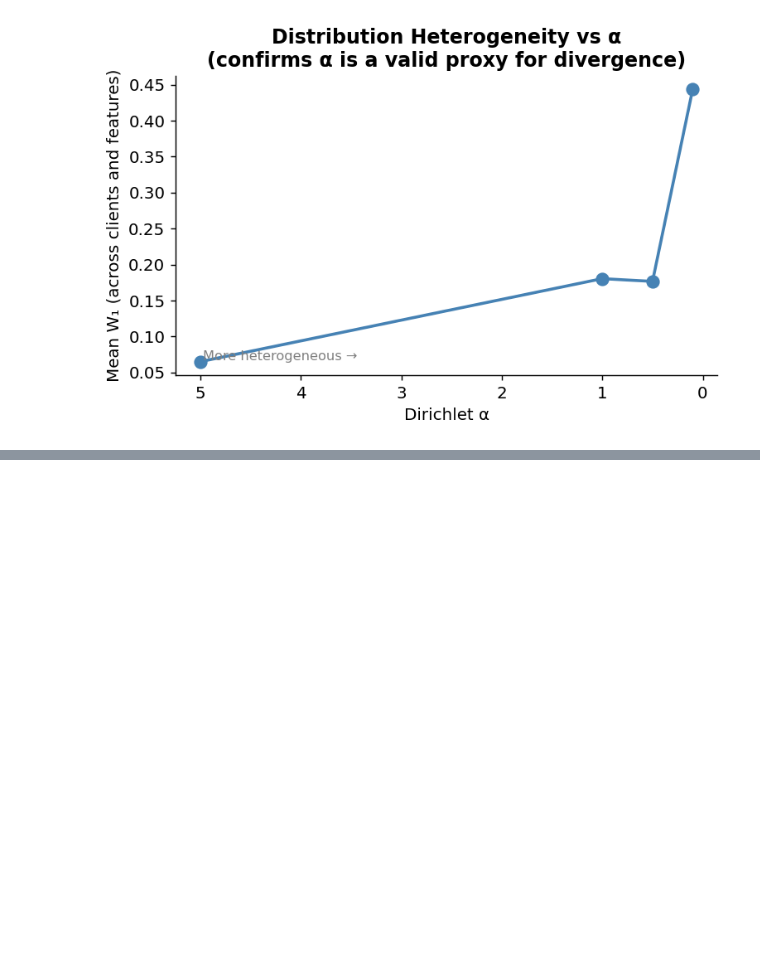
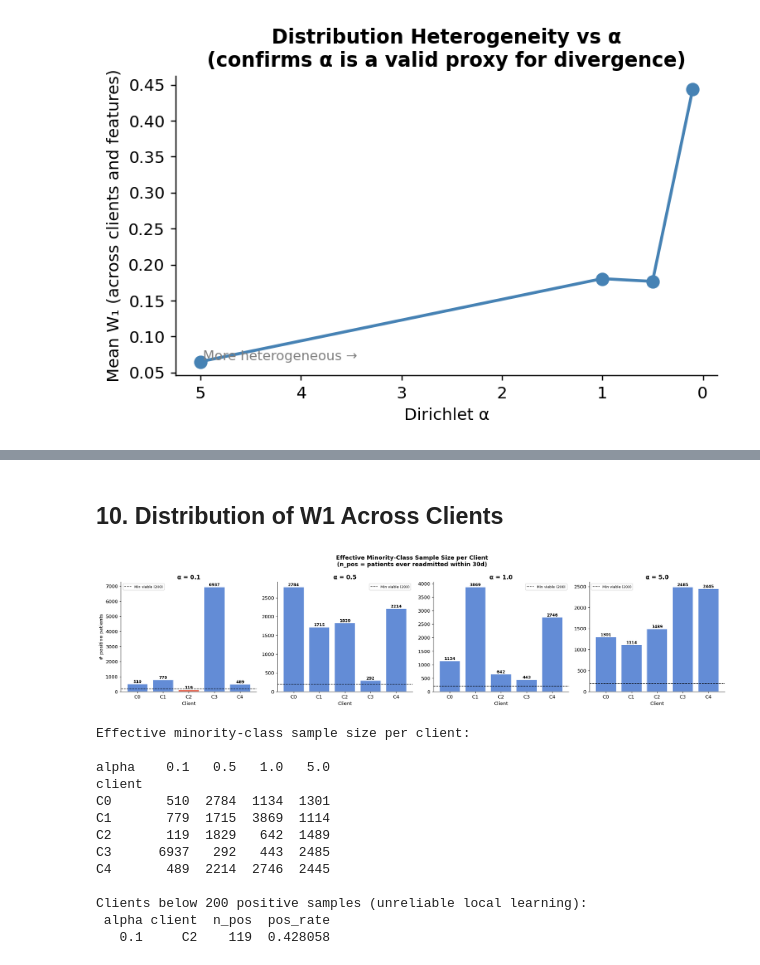
Before and after one commit to SrMallol2/Federated-Learning-Under-Data-Heterogeneity-for-Real-Applications-in-Multiple-Domains, a Jupyter notebook: Practices/Use Case 1 (Health)/DataAnalysis/00_UC1_DistributionAnalysis.ipynb, the cells around one changed output, grey strips where cells are left out. Drawn from its saved outputs; the diff is of its cells as text; code cells hidden in the pictures; blank space fills up the shorter version.

```diff
--- a/Practices/Use Case 1 (Health)/DataAnalysis/00_UC1_DistributionAnalysis.ipynb
+++ b/Practices/Use Case 1 (Health)/DataAnalysis/00_UC1_DistributionAnalysis.ipynb
@@ -885,0 +680,78 @@ print('=' * 65)
+# %% [markdown]
+## 10. Distribution of W1 Across Clients
+# %%
+eff_records = []
+
+for alpha, partition in partitions_by_alpha.items():
+    for client_id, patient_ids in partition.items():
+        pid_set = set(patient_ids)
+        client_labels = [patient_labels_map.get(p, 0) for p in pid_set]
+        n_total   = len(client_labels)
+        n_pos     = sum(client_labels)
+        n_neg     = n_total - n_pos
+        pos_rate  = n_pos / n_total if n_total > 0 else 0
+
+        eff_records.append({
+            'alpha':    alpha,
+            'client':   f'C{client_id}',
+            'n_total':  n_total,
+            'n_pos':    n_pos,           # effective minority-class size
+            'n_neg':    n_neg,
+            'pos_rate': pos_rate,
+        })
+
+eff_df = pd.DataFrame(eff_records)
+
+# ── Plot n_pos per client across alpha values ──────────────────────────────────
+fig, axes = plt.subplots(1, len(ALPHA_SWEEP), figsize=(5 * len(ALPHA_SWEEP), 5), sharey=False)
+fig.suptitle('Effective Minority-Class Sample Size per Client\n'
+             '(n_pos = patients ever readmitted within 30d)',
+             fontweight='bold', fontsize=13)
+
+# Reference: minimum viable sample size for learning
+MIN_VIABLE = 200
+
+for ax, alpha in zip(axes, ALPHA_SWEEP):
+    sub = eff_df[eff_df['alpha'] == alpha].sort_values('client')
+    colors = ['#E24A33' if n < MIN_VIABLE else '#4878CF' for n in sub['n_pos']]
+
+    bars = ax.bar(sub['client'], sub['n_pos'], color=colors,
+                  alpha=0.85, edgecolor='white')
+
+    ax.axhline(MIN_VIABLE, color='black', linestyle='--', linewidth=1.2,
+               label=f'Min viable ({MIN_VIABLE})')
+    ax.set_title(f'α = {alpha}', fontweight='bold')
+    ax.set_ylabel('# positive patients' if alpha == ALPHA_SWEEP[0] else '')
+    ax.set_xlabel('Client')
+    ax.legend(fontsize=8)
+
+    for bar, n in zip(bars, sub['n_pos']):
+        ax.text(bar.get_x() + bar.get_width()/2,
+                bar.get_height() + ax.get_ylim()[1] * 0.01,
+                str(int(n)), ha='center', fontsize=9, fontweight='bold')
+
+plt.tight_layout()
+plt.savefig('figures/14_effective_minority_size.png', bbox_inches='tight')
+plt.show()
+
+# ── Summary table ──────────────────────────────────────────────────────────────
+print('Effective minority-class sample size per client:\n')
+pivot = eff_df.pivot(index='client', columns='alpha', values='n_pos').astype(int)
+print(pivot.to_string())
+print(f'\nClients below {MIN_VIABLE} positive samples (unreliable local learning):')
+print(eff_df[eff_df['n_pos'] < MIN_VIABLE][['alpha','client','n_pos','pos_rate']].to_string(index=False))
+# %% [output]
+[figure, added]
+Effective minority-class sample size per client:
+
+alpha    0.1   0.5   1.0   5.0
+client
+C0       510  2784  1134  1301
+C1       779  1715  3869  1114
+C2       119  1829   642  1489
+C3      6937   292   443  2485
+C4       489  2214  2746  2445
+
+Clients below 200 positive samples (unreliable local learning):
+ alpha client  n_pos  pos_rate
+   0.1     C2    119  0.428058
```
Also changed, not shown: parts of 11 cells of this notebook, 3 other files.
